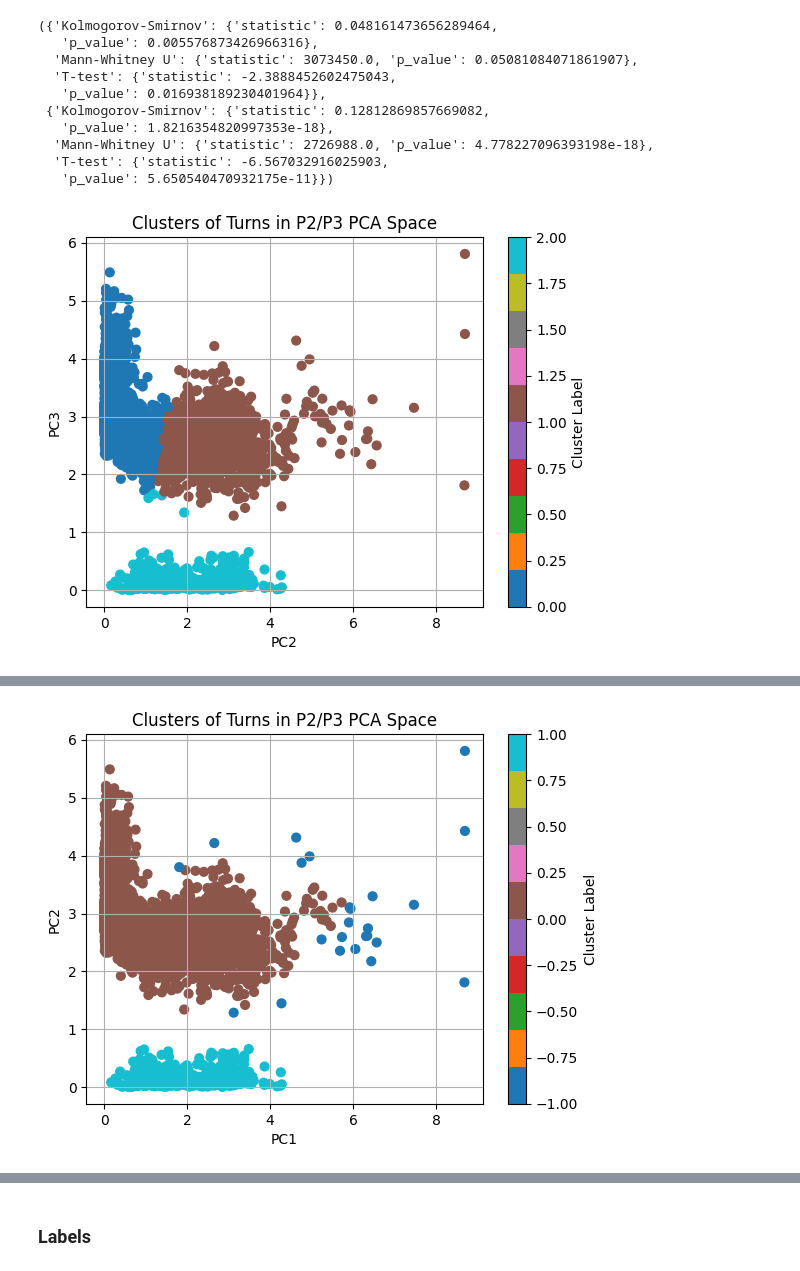
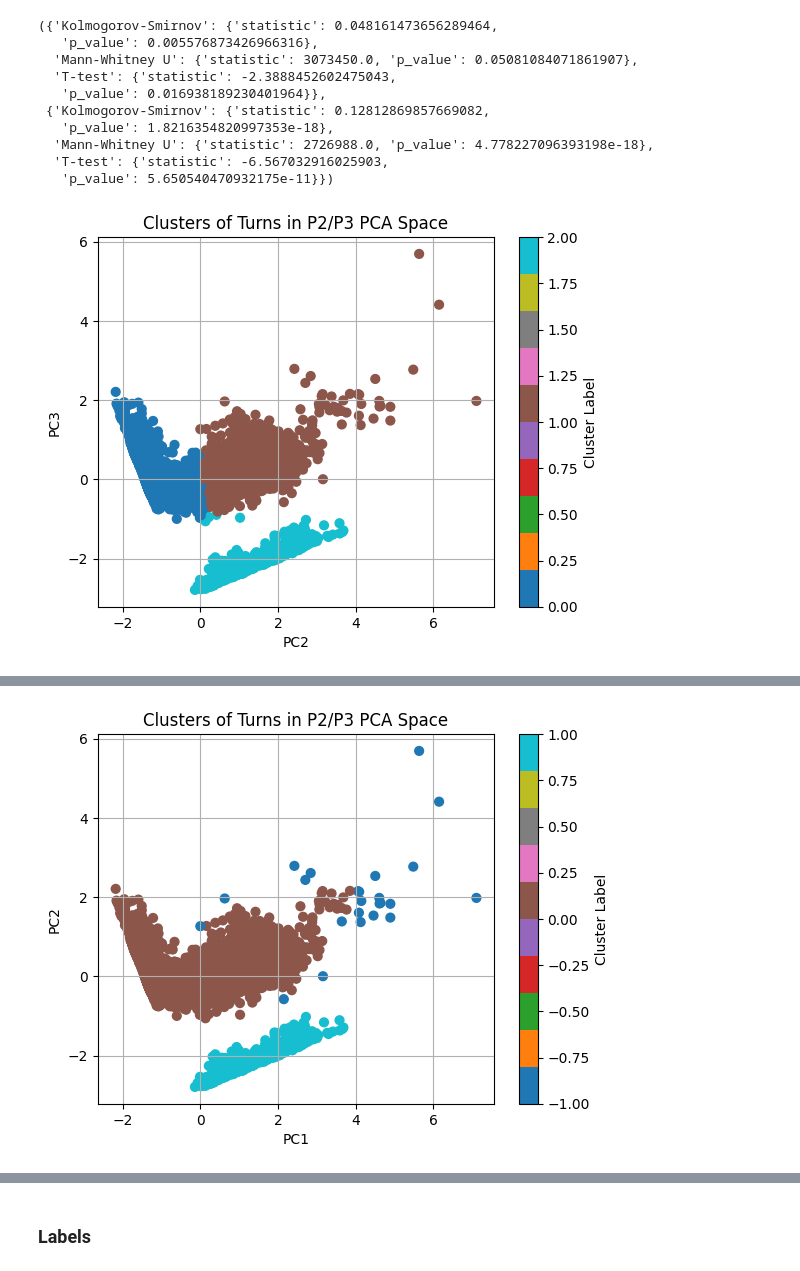
Before and after one commit to serenabono/conversational_dominance, a Jupyter notebook: notebooks/gpt2_dim_analysis.ipynb, the cells around one changed output, grey strips where cells are left out. Drawn from its saved outputs; the diff is of its cells as text; code cells hidden in the pictures.

```diff
--- a/notebooks/gpt2_dim_analysis.ipynb
+++ b/notebooks/gpt2_dim_analysis.ipynb
@@ -530,15 +463,15 @@ kmeans = KMeans(n_clusters=3, random_state=0)
 labels = kmeans.fit_predict(X)
 # %%
 import matplotlib.pyplot as plt
-plt.scatter(X[:, 0], X[:, 1], c=labels, cmap="tab10", s=40)
+plt.scatter(X_orthogonal[:, 0], X_orthogonal[:, 1], c=labels, cmap="tab10", s=40)
 plt.title("Clusters of Turns in P2/P3 PCA Space")
 plt.xlabel("PC2")
 plt.ylabel("PC3")
 plt.colorbar(label="Cluster Label")
 plt.grid(True)
 plt.show()
 # %% [output]
-[figure, old version]
+[figure, new version]
 # %%
 for cluster_id in np.unique(labels):
     print(f"\n--- Cluster {cluster_id} ---")
@@ -571,7 +504,7 @@ db = DBSCAN(eps=0.3, min_samples=5)
 labels = db.fit_predict(X)
 # %%
 import matplotlib.pyplot as plt
-plt.scatter(X[:, 0], X[:, 1], c=labels, cmap="tab10", s=40)
+plt.scatter(X_orthogonal[:, 0], X_orthogonal[:, 1], c=labels, cmap="tab10", s=40)
 plt.title("Clusters of Turns in P2/P3 PCA Space")
 plt.xlabel("PC1")
 plt.ylabel("PC2")
@@ -579,7 +512,7 @@ plt.colorbar(label="Cluster Label")
 plt.grid(True)
 plt.show()
 # %% [output]
-[figure, old version]
+[figure, new version]
 # %%
 #Gaussian Mixture Model (softer boundaries):
 from sklearn.mixture import GaussianMixture
```
Also changed, not shown: parts of 10 cells of this notebook, 4 other files.
